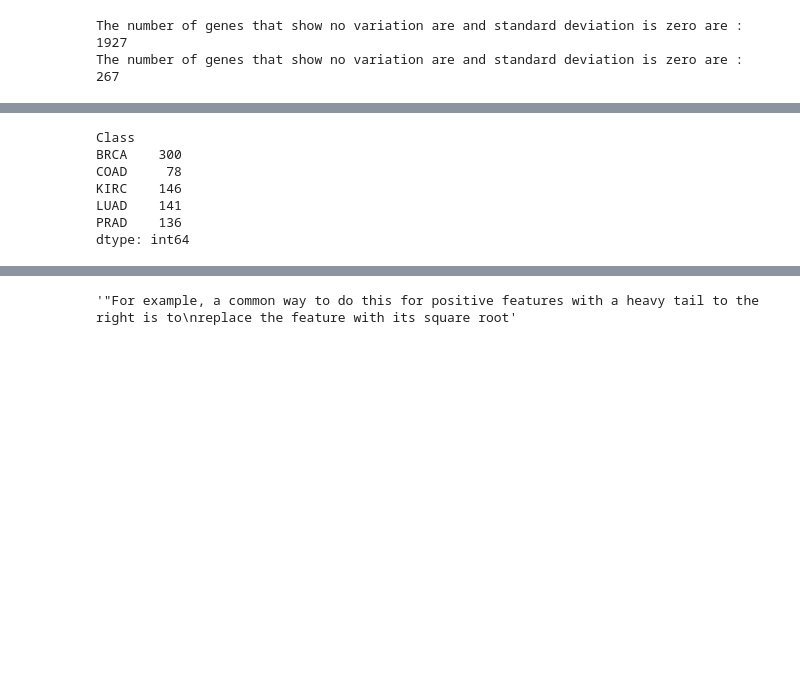
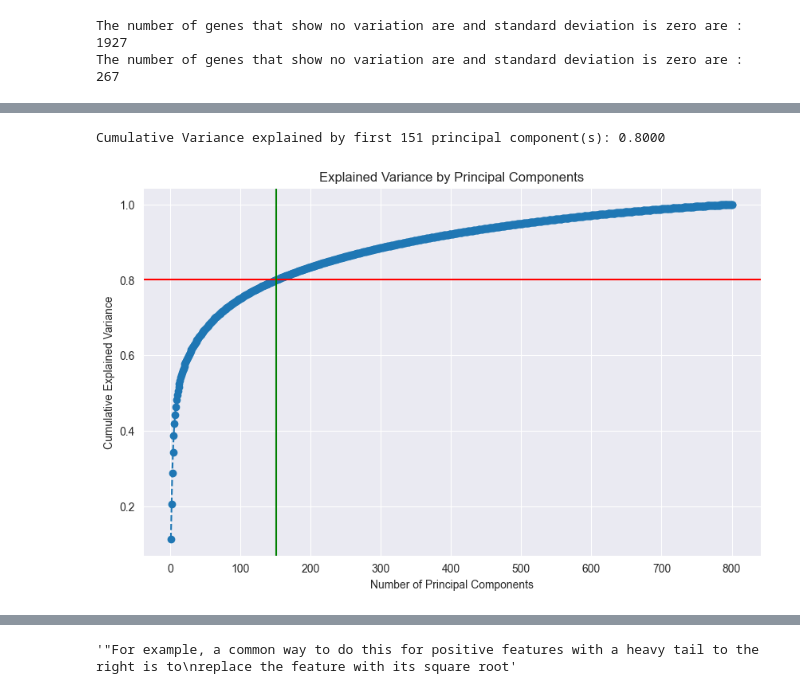
Before and after one commit to EdwinR01/DANA_4840, a Jupyter notebook: Edwin_DANA4840.ipynb, the cells around one changed output, grey strips where cells are left out. Saved outputs shown, nothing was run; the diff lists cells and outputs as text; code cells hidden in the pictures; blank space fills up the shorter version.

```diff
--- a/Edwin_DANA4840.ipynb
+++ b/Edwin_DANA4840.ipynb
@@ -297,9 +389,8 @@ gene_100
 # %%
-counter=2 # Only print the 10.items
+from sklearn.decomposition import PCA
+from sklearn.preprocessing import StandardScaler
 
-for gene, results in df_transposed.items():
-    print(f"Gene: {gene}")
-    print(f"Results: {results}")
-    counter -= 1
-    if counter == 0:
-        break
+X=reduced_genes.iloc[:,1:]
+#  scale the data before performing PCA
+scaler = StandardScaler()
+X_scaled=scaler.fit_transform(reduced_genes.iloc[:,1:])
@@ -359,29 +397,22 @@ filtered_df
+# %%
+pca=PCA()
+X_pca=pca.fit_transform(X_scaled)
 # %%
+#Total variance explained by the principal components
+cumulative_variance = np.cumsum(pca.explained_variance_ratio_)
 
-
-
-# Assuming df_merged is your DataFrame containing gene expression data
-
-# Perform log2 transformation with addition of 1
-df_merged_log = np.log2(df_merged.iloc[:, 1:] + 1)
-
-# Calculate the 1st and 3rd quantiles for each gene
-gene_quantiles = df_merged_log.quantile([0.25, 0.75], axis=0)
-
-# Identify genes where the 1st quantile is equal to the 3rd quantile that show no variation
-genes_to_remove_quantile = gene_quantiles.columns[(gene_quantiles.loc[0.25] == gene_quantiles.loc[0.75]).values]
-
-# Calculate the 15th percentile for each gene
-gene_15th_percentile = df_merged_log.apply(lambda x: np.percentile(x, 15), axis=0)
-
-# Identify genes where expression values are consistently below the 15th percentile
-low_expression_genes = gene_15th_percentile.index[df_merged_log.apply(lambda x: (x < gene_15th_percentile).sum() / len(x) >= 0.75)]
-
-# Combine both lists of genes to remove
-genes_to_remove = np.union1d(np.union1d(genes_to_remove_std, genes_to_remove_quantile), low_expression_genes)
-
-# Remove identified genes from the DataFrame
-filter_df = df_merged_log.drop(columns=genes_to_remove)
-
-# Display the resulting DataFrame
-display(filter_df)
+# Print cumulative variance explained
+variance_threshold =0.80
+components_to_select=np.argmax(cumulative_variance >= variance_threshold) + 1
+print(f"Cumulative Variance explained by first {components_to_select} principal component(s): {cumulative_variance[components_to_select-1]:.4f}")
+plt.figure(figsize=(10, 6))
+plt.plot(range(1, len(pca.explained_variance_ratio_)+1), cumulative_variance, marker='o', linestyle='--')
+plt.title('Explained Variance by Principal Components')
+plt.xlabel('Number of Principal Components')
+plt.ylabel('Cumulative Explained Variance')
+plt.axhline(y=variance_threshold, color='r', linestyle='-')
+plt.axvline(x=components_to_select, color='g', linestyle='-')
+plt.show()
+# %% [output]
+Cumulative Variance explained by first 151 principal component(s): 0.8000
+[figure, added]
@@ -391,16 +419 @@ display(filter_df)
-# %%
-# Let's see the distribution of the data across CLASS columns
-df_merged.groupby("Class").size()
-
-# Anova 800 y 5 clases  si el mean es diferente de las 4 clases  Feature Expression methods
-# Despues hacemos PCA , ver cuantos Eigen values  100 es mucho 10 esta Bien , no hagas random seed
-# hacemos PCA  despues de anova test
-# %% [output]
-Class
-BRCA    300
-COAD     78
-KIRC    146
-LUAD    141
-PRAD    136
-dtype: int64
 # %%
```
Also changed, not shown: parts of 57 cells of this notebook.
